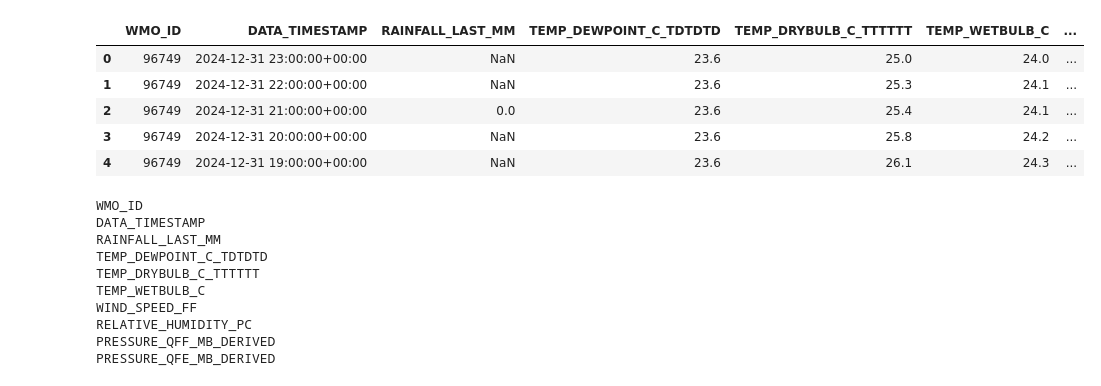
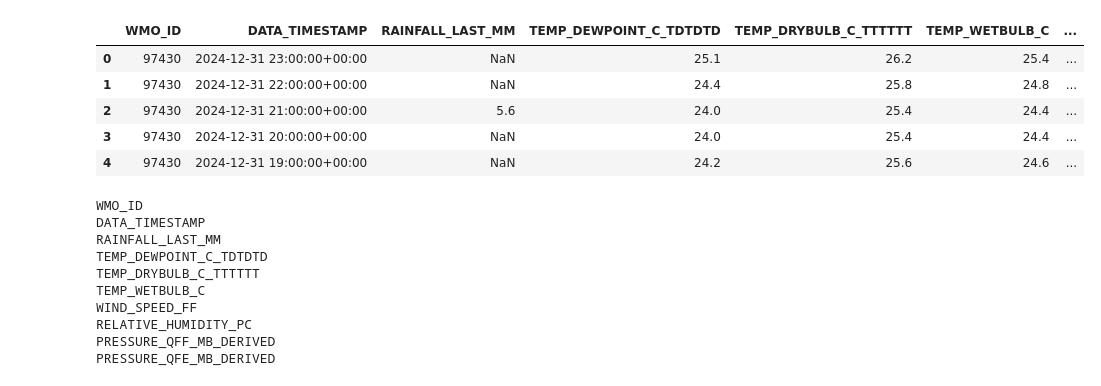
Before and after one commit to rezabayu/airpressure_ann, a Jupyter notebook: ann_pressure_prediction/notebooks/eda_flook.ipynb, the cells around one changed output. Drawn from its saved outputs; the diff is of its cells as text; code cells hidden in the pictures.

```diff
--- a/ann_pressure_prediction/notebooks/eda_flook.ipynb
+++ b/ann_pressure_prediction/notebooks/eda_flook.ipynb
@@ -4,15 +4,15 @@ import matplotlib.pyplot as plt
 import seaborn as sns
 import numpy as np
 # %%
-df = pd.read_parquet("/home/rzby/airpressure_ann/ann_pressure_prediction/data/raw/synop_96749_soetta.parquet")
+df = pd.read_parquet("/home/rzby/airpressure_ann/ann_pressure_prediction/data/raw/synop_97430_babullah.parquet")
 df.head()
 # %% [output]
 |  | WMO_ID | DATA_TIMESTAMP | RAINFALL_LAST_MM | TEMP_DEWPOINT_C_TDTDTD | TEMP_DRYBULB_C_TTTTTT | TEMP_WETBULB_C | ... |
-| 0 | 96749 | 2024-12-31 23:00:00+00:00 | NaN | 23.6 | 25.0 | 24.0 | ... |
-| 1 | 96749 | 2024-12-31 22:00:00+00:00 | NaN | 23.6 | 25.3 | 24.1 | ... |
-| 2 | 96749 | 2024-12-31 21:00:00+00:00 | 0.0 | 23.6 | 25.4 | 24.1 | ... |
-| 3 | 96749 | 2024-12-31 20:00:00+00:00 | NaN | 23.6 | 25.8 | 24.2 | ... |
-| 4 | 96749 | 2024-12-31 19:00:00+00:00 | NaN | 23.6 | 26.1 | 24.3 | ... |
+| 0 | 97430 | 2024-12-31 23:00:00+00:00 | NaN | 25.1 | 26.2 | 25.4 | ... |
+| 1 | 97430 | 2024-12-31 22:00:00+00:00 | NaN | 24.4 | 25.8 | 24.8 | ... |
+| 2 | 97430 | 2024-12-31 21:00:00+00:00 | 5.6 | 24.0 | 25.4 | 24.4 | ... |
+| 3 | 97430 | 2024-12-31 20:00:00+00:00 | NaN | 24.0 | 25.4 | 24.4 | ... |
+| 4 | 97430 | 2024-12-31 19:00:00+00:00 | NaN | 24.2 | 25.6 | 24.6 | ... |
 # %%
 for nama in df.columns.values:
     print(nama)
```
Also changed, not shown: parts of 10 cells of this notebook, 3 other files.
